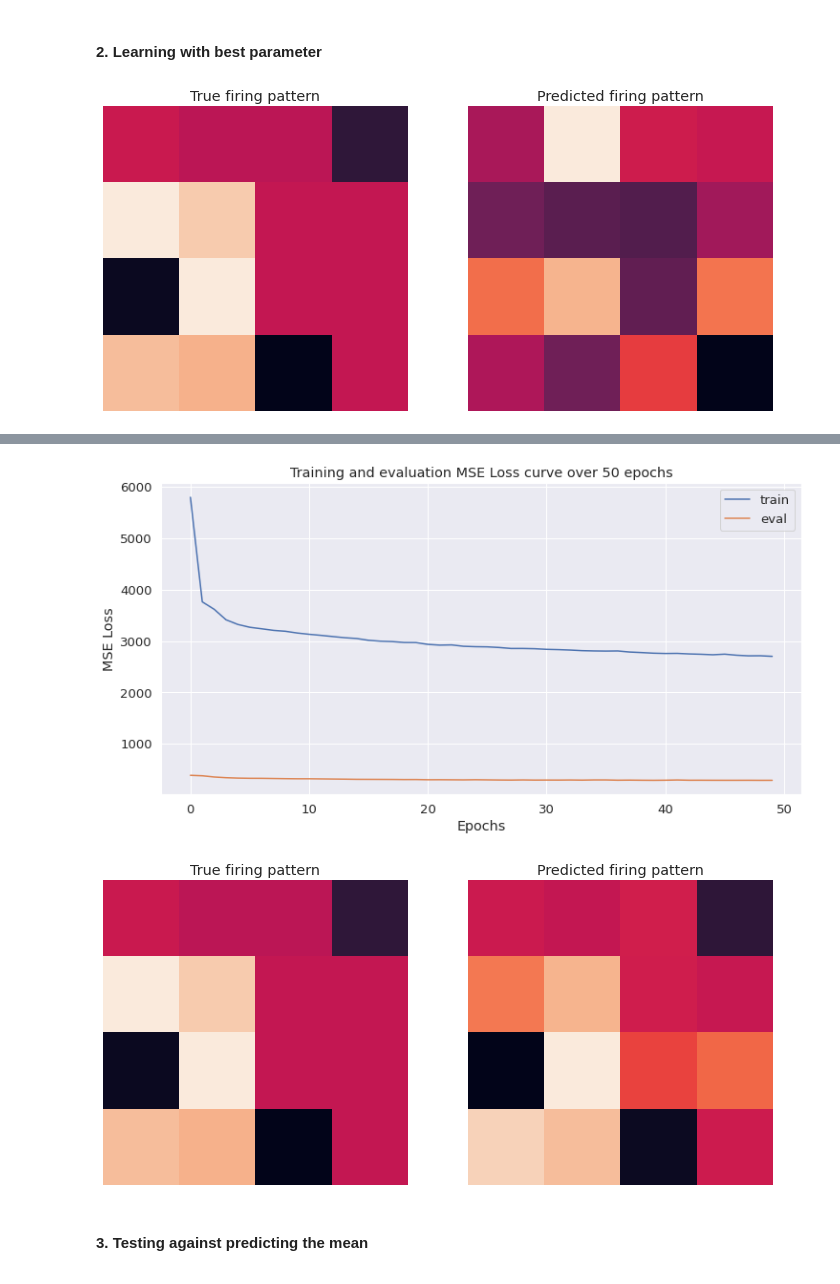
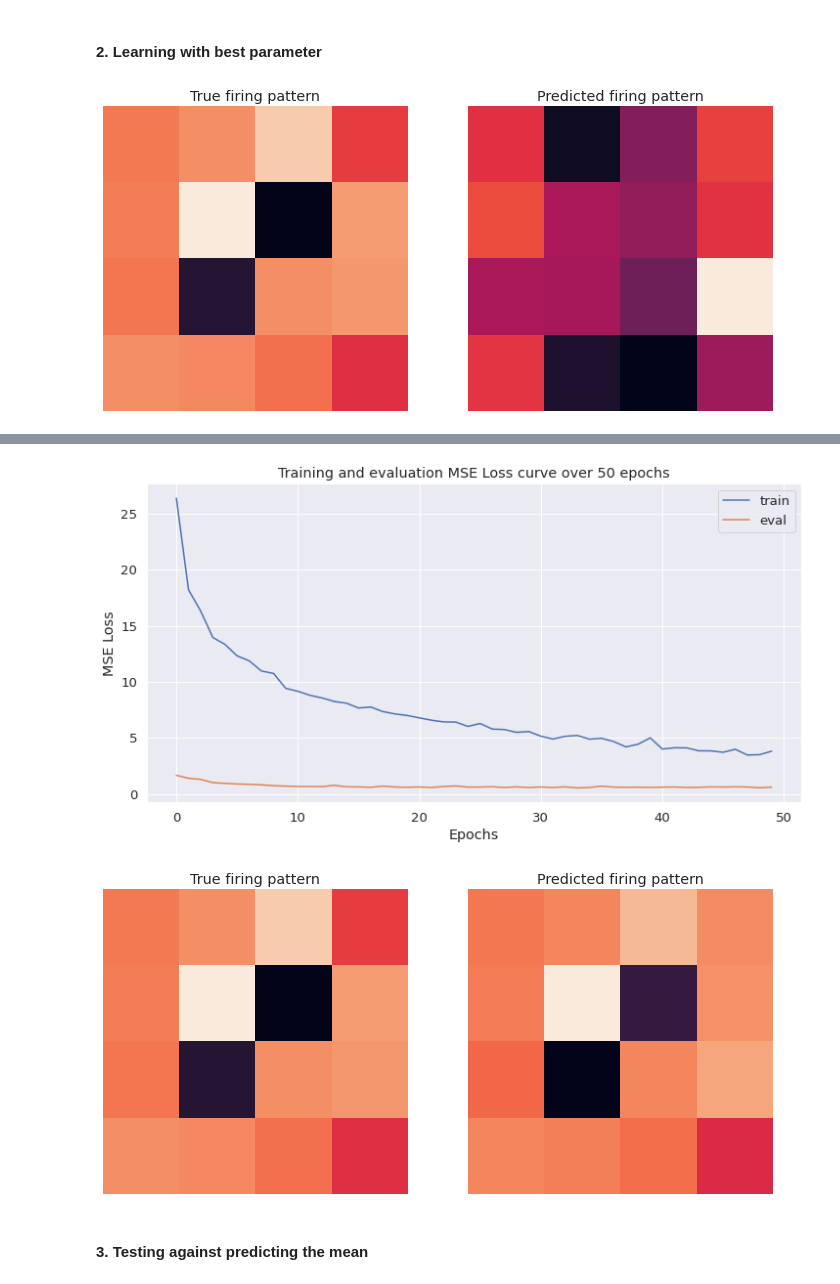
Before and after one commit to cngzlsh/BrainNet, a Jupyter notebook: approx_bnn_experiments.ipynb, the cells around one changed output, grey strips where cells are left out. Saved outputs shown, nothing was run; the diff lists cells and outputs as text; code cells hidden in the pictures.

Commit message:
regenerated data

```diff
--- a/approx_bnn_experiments.ipynb
+++ b/approx_bnn_experiments.ipynb
@@ -28,9 +28,9 @@ device = torch.device('cuda' if torch.cuda.is_available() else 'cpu')
 # %% [markdown]
 ### Feedforward BNN
 # %%
-X_train, Y_train = load_data('./data/', 'train_feedforward.pkl')
-X_test, Y_test = load_data('./data/', 'test_feedforward.pkl')
-X_valid, Y_valid = load_data('./data/', 'valid_feedforward.pkl')
+X_train, Y_train = load_data('./data/', 'feedforward_train.pkl')
+X_test, Y_test = load_data('./data/', 'feedforward_test.pkl')
+X_valid, Y_valid = load_data('./data/', 'feedforward_valid.pkl')
 
 batch_size = 200   # number of data points in each mini-batch
 n_train = 10000    # number of data used, from 1 to len(X_train)
@@ -90,13 +91,13 @@ Best hidden unit: 256, best layers: 2
 v_idx = np.random.randint(0, len(Y_test)) # a random label in the test set to visualise
 
 # deep learning model
-DNN = FeedForwardDNN(input_dim=16, hidden_dim=256, n_layers=2, output_dim=16).to(device)
+DNN = FeedForwardDNN(input_dim=16, hidden_dim=256, n_layers=4, output_dim=16).to(device)
 
 # training parameters
 optimiser = torch.optim.Adam(DNN.parameters(), lr=1e-3)
 criterion = nn.MSELoss()
 
-visualise_prediction(Y_test[v_idx,:], DNN(X_test[v_idx,:]))
+visualise_prediction(Y_test[v_idx,-1, :], DNN(X_test[v_idx,-1, :]))
 
 train_losses, eval_losses = train(
     model=DNN,
@@ -106,6 +107,6 @@ train_losses, eval_losses = train(
 
 plot_loss_curves(train_losses, eval_losses, loss_func='MSE Loss')
 
-visualise_prediction(Y_test[v_idx,:], DNN(X_test[v_idx,:])) # visualise after training
+visualise_prediction(Y_test[v_idx,-1, :], DNN(X_test[v_idx,-1, :])) # visualise after training
 # %% [output]
-[figure, old version]
+[figure, new version]
@@ -129,5 +116,5 @@ Training completed with final epoch loss 2701.900863647461. Time elapsed: 0 h 0
-[figure, old version]
+[figure, new version]
-[figure, old version]
+[figure, new version]
 # %% [markdown]
 #### 3. Testing against predicting the mean
 # %%
```
Also changed, not shown: parts of 3 cells of this notebook, 40 other files.
